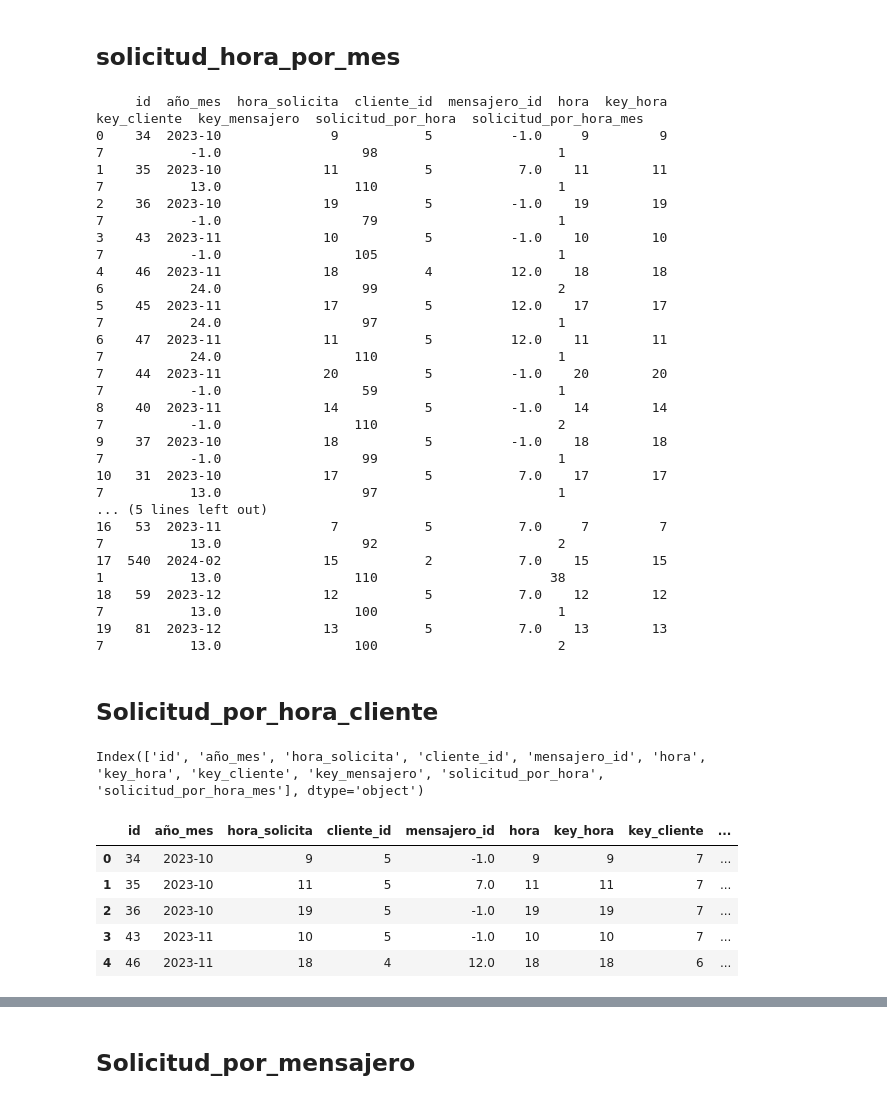
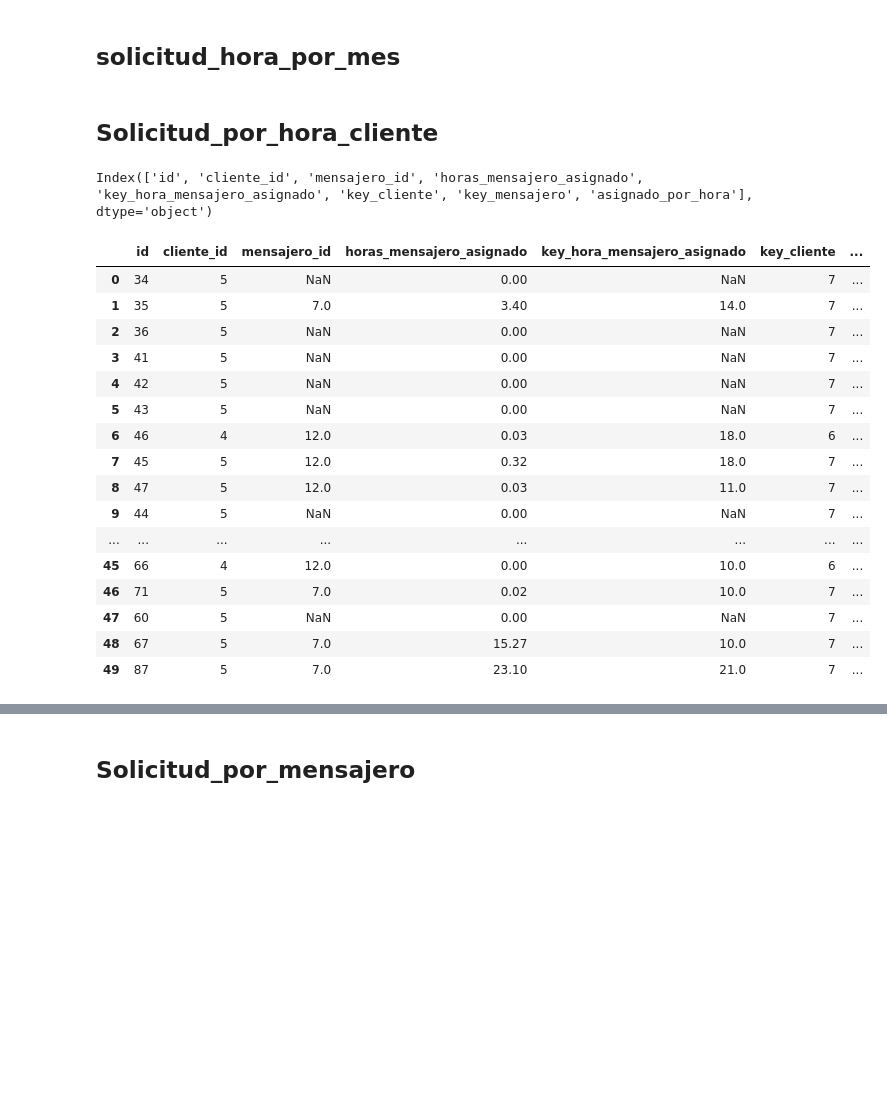
Before and after one commit to JabColV/datascience_project, a Jupyter notebook: segunda_entrega/hecho_servicio_hora.ipynb, the cells around one changed output, grey strips where cells are left out. Saved outputs shown, nothing was run; the diff lists cells and outputs as text; code cells hidden in the pictures; blank space fills up the shorter version.

```diff
--- a/segunda_entrega/hecho_servicio_hora.ipynb
+++ b/segunda_entrega/hecho_servicio_hora.ipynb
@@ -106,6 +93,5 @@ hecho_servicio_hora.head(5)
 # %%
 mensajero.rename(columns={'id':'mensajero_id'}, inplace=True)
 hecho_servicio_hora = hecho_servicio_hora.merge(mensajero[["mensajero_id", "key_mensajero"]], left_on="mensajero_id", right_on="mensajero_id", how="left")
-hecho_servicio_hora.fillna(-1, inplace=True)
 hecho_servicio_hora.head(5)
 # %% [output]
@@ -121,16 +107,3 @@ print(len(hecho_servicio_hora))
 28430
 # %% [markdown]
 ## Solicitudes_por_hora
-# %%
-# Paso 1: Eliminar duplicados basados en la combinación de columnas deseada
-hecho_servicio_hora = hecho_servicio_hora.drop_duplicates(subset=["hora", "cliente_id", "key_cliente", "mensajero_id"])
-
-
-solicitudes_por_hora = hecho_servicio_hora.groupby(["hora_solicita"]).size().reset_index(name="solicitud_por_hora")
-
-# Paso 3: Realizar el merge para agregar la columna de conteo al DataFrame original
-hecho_servicio_hora = hecho_servicio_hora.merge(solicitudes_por_hora, on="hora_solicita", how="left")
-
-# Paso 4: Mostrar los primeros resultados para verificar
-print("Primeros 20 resultados después de agregar 'solicitud_por_hora':")
-print(hecho_servicio_hora.head(20))
@@ -154,0 +110,9 @@ Primeros 20 resultados después de agregar 'solicitud_por_hora':
+# %%
+# Contar los registros por cada 'key_hora_mensajero_asignado'
+conteo_por_hora = hecho_servicio_hora.groupby("key_hora_mensajero_asignado").size().reset_index(name="asignado_por_hora")
+
+# Hacer el merge con el DataFrame original para agregar el conteo como un nuevo atributo
+hecho_servicio_hora = pd.merge(hecho_servicio_hora, conteo_por_hora, on="key_hora_mensajero_asignado", how="left")
+
+
+print(hecho_servicio_hora.head())
@@ -161,44 +132,37 @@ print(len(hecho_servicio_hora))
 # %%
 
 
-solicitudes_por_hora_mes = hecho_servicio_hora.groupby(["año_mes", "hora_solicita"]).size().reset_index(name="solicitud_por_hora_mes")
-hecho_servicio_hora = hecho_servicio_hora.merge(solicitudes_por_hora_mes, on=["año_mes", "hora_solicita"], how="left")
+#solicitudes_por_hora_mes = hecho_servicio_hora.groupby(["año_mes", "hora_solicita"]).size().reset_index(name="solicitud_por_hora_mes")
+#hecho_servicio_hora = hecho_servicio_hora.merge(solicitudes_por_hora_mes, on=["año_mes", "hora_solicita"], how="left")
 
 # Revisar los primeros datos ordenados
-print(hecho_servicio_hora.head(20))
+#print(hecho_servicio_hora.head(20))
-# %% [output]
-     id  año_mes  hora_solicita  cliente_id  mensajero_id  hora  key_hora  key_cliente  key_mensajero  solicitud_por_hora  solicitud_por_hora_mes
-0    34  2023-10              9           5          -1.0     9         9            7           -1.0                  98                       1
-1    35  2023-10             11           5           7.0    11        11            7           13.0                 110                       1
-2    36  2023-10             19           5          -1.0    19        19            7           -1.0                  79                       1
-3    43  2023-11             10           5          -1.0    10        10            7           -1.0                 105                       1
-4    46  2023-11             18           4          12.0    18        18            6           24.0                  99                       2
-5    45  2023-11             17           5          12.0    17        17            7           24.0                  97                       1
-6    47  2023-11             11           5          12.0    11        11            7           24.0                 110                       1
-7    44  2023-11             20           5          -1.0    20        20            7           -1.0                  59                       1
-8    40  2023-11             14           5          -1.0    14        14            7           -1.0                 110                       2
-9    37  2023-10             18           5          -1.0    18        18            7           -1.0                  99                       1
-10   31  2023-10             17           5           7.0    17        17            7           13.0                  97                       1
-... (5 lines left out)
-16   53  2023-11              7           5           7.0     7         7            7           13.0                  92                       2
-17  540  2024-02             15           2           7.0    15        15            1           13.0                 110                      38
-18   59  2023-12             12           5           7.0    12        12            7           13.0                 100                       1
-19   81  2023-12             13           5           7.0    13        13            7           13.0                 100                       2
 # %% [markdown]
 ## Solicitud_por_hora_cliente
 # %%
 print(hecho_servicio_hora.columns)
 
 # Contar solicitudes por cada 'key_tiempo' y 'key_cliente'
-solicitud_por_hora_cliente = hecho_servicio_hora.groupby(["key_hora","key_cliente"]).size().reset_index(name="solicitud_por_hora_cliente")
+solicitud_por_hora_cliente = hecho_servicio_hora.groupby(["key_hora_mensajero_asignado","key_cliente"]).size().reset_index(name="solicitud_por_hora_cliente")
 # Hacer merge para agregar la columna 'solicitud_por_mes' al DataFrame original
-hecho_servicio_hora = hecho_servicio_hora.merge(solicitud_por_hora_cliente, on=["key_cliente", "key_hora"], how="left")
-hecho_servicio_hora.head(5)
+hecho_servicio_hora = hecho_servicio_hora.merge(solicitud_por_hora_cliente, on=["key_hora_mensajero_asignado","key_cliente"], how="left")
+hecho_servicio_hora.head(50)
 # %% [output]
-Index(['id', 'año_mes', 'hora_solicita', 'cliente_id', 'mensajero_id', 'hora', 'key_hora', 'key_cliente', 'key_mensajero', 'solicitud_por_hora', 'solicitud_por_hora_mes'], dtype='object')
+Index(['id', 'cliente_id', 'mensajero_id', 'horas_mensajero_asignado', 'key_hora_mensajero_asignado', 'key_cliente', 'key_mensajero', 'asignado_por_hora'], dtype='object')
-|  | id | año_mes | hora_solicita | cliente_id | mensajero_id | hora | key_hora | key_cliente | ... |
-| 0 | 34 | 2023-10 | 9 | 5 | -1.0 | 9 | 9 | 7 | ... |
-| 1 | 35 | 2023-10 | 11 | 5 | 7.0 | 11 | 11 | 7 | ... |
-| 2 | 36 | 2023-10 | 19 | 5 | -1.0 | 19 | 19 | 7 | ... |
-| 3 | 43 | 2023-11 | 10 | 5 | -1.0 | 10 | 10 | 7 | ... |
-| 4 | 46 | 2023-11 | 18 | 4 | 12.0 | 18 | 18 | 6 | ... |
+|  | id | cliente_id | mensajero_id | horas_mensajero_asignado | key_hora_mensajero_asignado | key_cliente | ... |
+| 0 | 34 | 5 | NaN | 0.00 | NaN | 7 | ... |
+| 1 | 35 | 5 | 7.0 | 3.40 | 14.0 | 7 | ... |
+| 2 | 36 | 5 | NaN | 0.00 | NaN | 7 | ... |
+| 3 | 41 | 5 | NaN | 0.00 | NaN | 7 | ... |
+| 4 | 42 | 5 | NaN | 0.00 | NaN | 7 | ... |
+| 5 | 43 | 5 | NaN | 0.00 | NaN | 7 | ... |
+| 6 | 46 | 4 | 12.0 | 0.03 | 18.0 | 6 | ... |
+| 7 | 45 | 5 | 12.0 | 0.32 | 18.0 | 7 | ... |
+| 8 | 47 | 5 | 12.0 | 0.03 | 11.0 | 7 | ... |
+| 9 | 44 | 5 | NaN | 0.00 | NaN | 7 | ... |
+| ... | ... | ... | ... | ... | ... | ... | ... |
+| 45 | 66 | 4 | 12.0 | 0.00 | 10.0 | 6 | ... |
+| 46 | 71 | 5 | 7.0 | 0.02 | 10.0 | 7 | ... |
+| 47 | 60 | 5 | NaN | 0.00 | NaN | 7 | ... |
+| 48 | 67 | 5 | 7.0 | 15.27 | 10.0 | 7 | ... |
+| 49 | 87 | 5 | 7.0 | 23.10 | 21.0 | 7 | ... |
```
Also changed, not shown: parts of 20 cells of this notebook.
